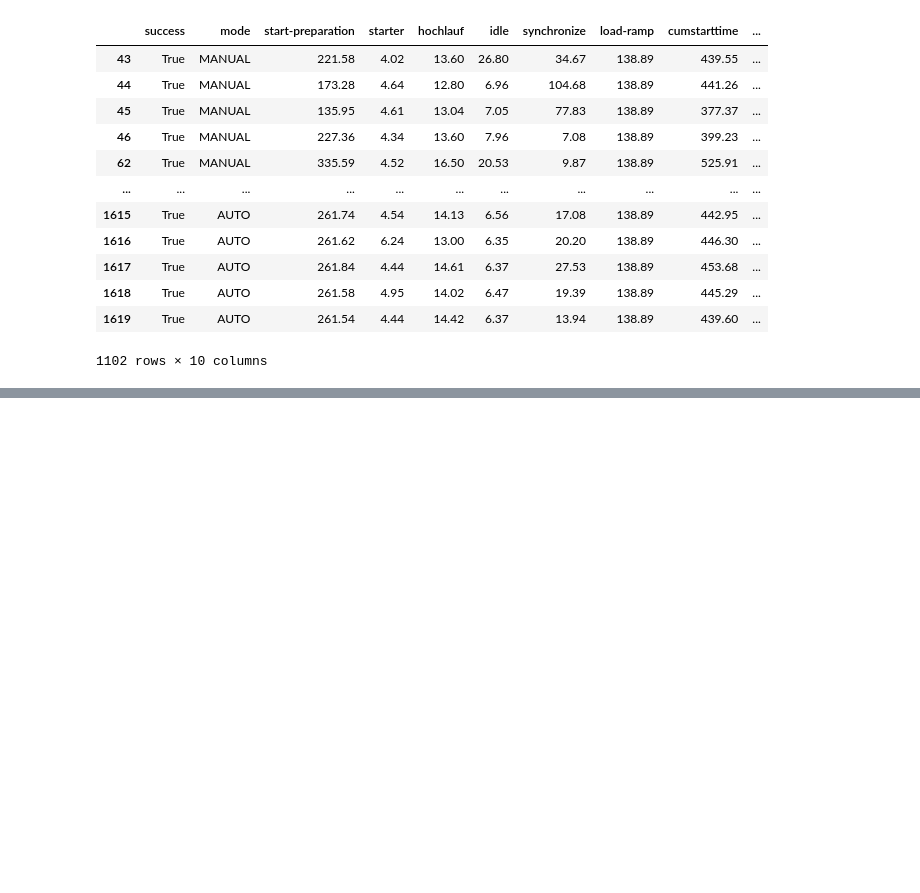
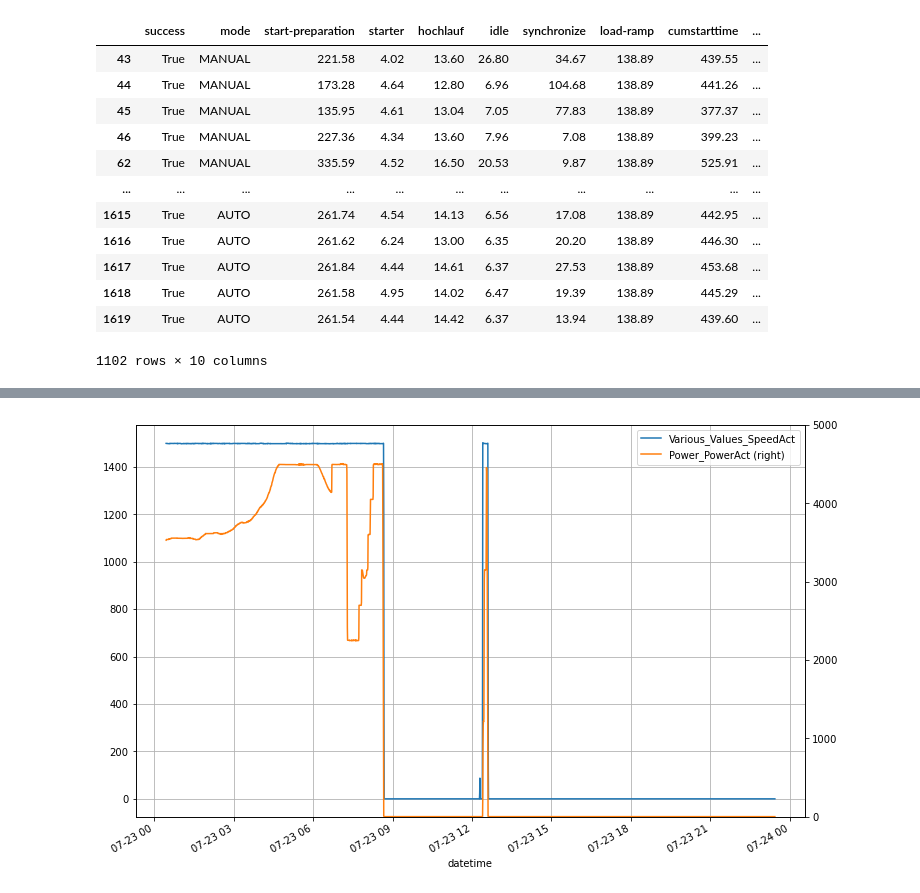
Before and after one commit to dieterch/statemachine, a Jupyter notebook: play.ipynb, the cells around one changed output, grey strips where cells are left out. Saved outputs shown, nothing was run; the diff lists cells and outputs as text; code cells hidden in the pictures; blank space fills up the shorter version.

```diff
--- a/play.ipynb
+++ b/play.ipynb
@@ -132,0 +156,5 @@ rda[fsm.filter_content].round(2)
+# %%
+von=1595464000276
+bis=1595546801847
+data = fsm.get_period(von, bis, cycletime=30, marker='o', ylim=(0,2500), figsize=(12,8))
+data
@@ -132,0 +175,5 @@ rda[fsm.filter_content].round(2)
+# %%
+fsm._plot(data, figsize=(12,8))
+plt.show()
+# %% [output]
+[figure, added]
```
Also changed, not shown: parts of 10 cells of this notebook, 13 other files.
